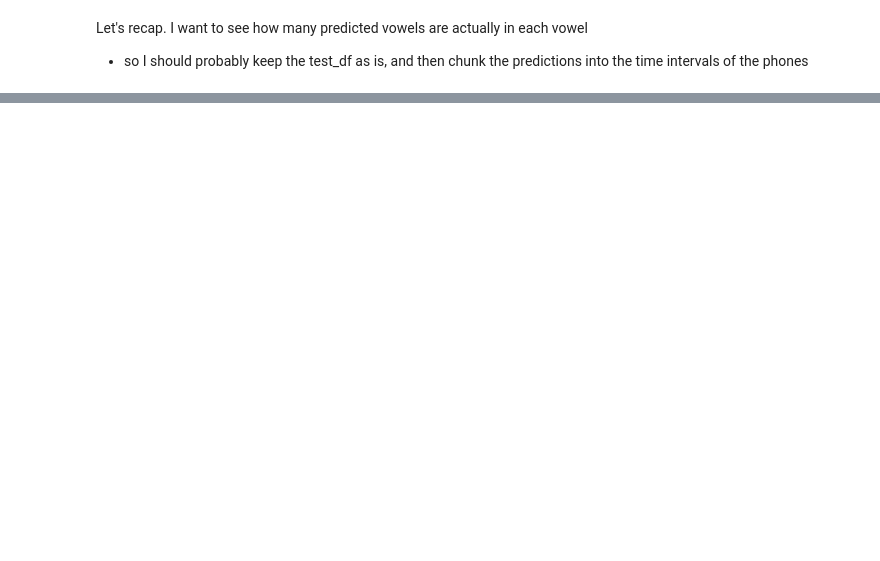
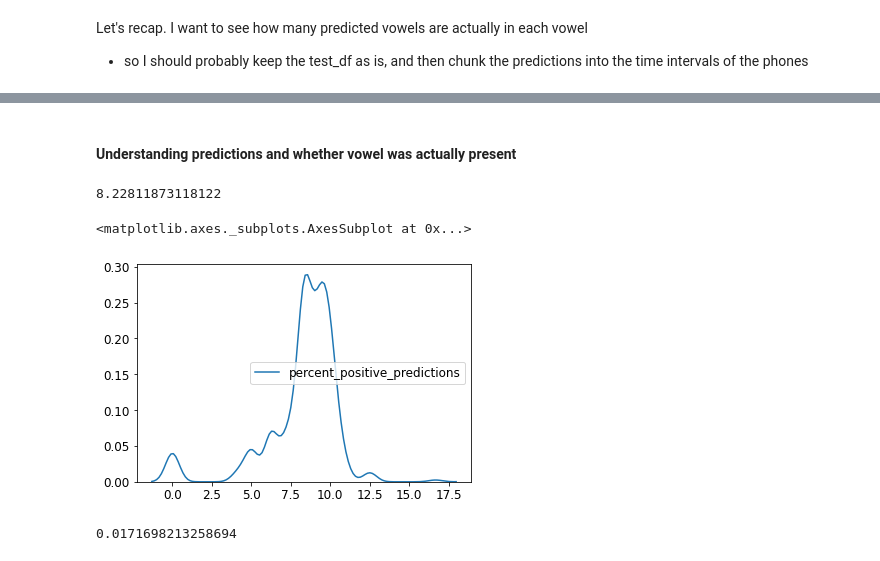
Before and after one commit to gregfeliu/Vowel_Finder, a Jupyter notebook: Testing_Classification_Models.ipynb, the cells around one changed output, grey strips where cells are left out. Saved outputs shown, nothing was run; the diff lists cells and outputs as text; code cells hidden in the pictures; blank space fills up the shorter version.

```diff
--- a/Testing_Classification_Models.ipynb
+++ b/Testing_Classification_Models.ipynb
@@ -1240,0 +1269,12 @@ Let's recap. I want to see how many predicted vowels are actually in each vowel
+# %%
+pos_prediction_list = []
+for x in range(test_df.shape[0]):
+#     print(test_df['Phone_xmin'][x])
+    time_range = [test_df['Phone_xmin'][x], test_df['Phone_xmax'][x]]
+#     print(time_range)
+    total_pos_predictions = 0
+    for y in predictions_and_time_in_seconds:
+        if time_range[0] <= y[1] < time_range[1]:
+            if y[0] == 1:
+                total_pos_predictions += 1
+    pos_prediction_list.append(total_pos_predictions)
@@ -1240,0 +1285,2 @@ Let's recap. I want to see how many predicted vowels are actually in each vowel
+# %%
+test_df['positive_predictions'] = pos_prediction_list
@@ -1240,0 +1293,2 @@ Let's recap. I want to see how many predicted vowels are actually in each vowel
+# %%
+test_df['percent_positive_predictions'] = (test_df['positive_predictions'] / test_df['Total_frames_in_phone']) * 100
@@ -1240,0 +1311,13 @@ Let's recap. I want to see how many predicted vowels are actually in each vowel
+# %% [markdown]
+#### Understanding predictions and whether vowel was actually present
+# %%
+true_vowel = test_df[test_df['Vowel'] == 1]
+# %%
+true_vowel['percent_positive_predictions'].mean()
+# %% [output]
+8.22811873118122
+# %%
+sns.kdeplot(true_vowel['percent_positive_predictions'])
+# %% [output]
+<matplotlib.axes._subplots.AxesSubplot at 0x...>
+[figure, added]
@@ -1240,0 +1326,4 @@ Let's recap. I want to see how many predicted vowels are actually in each vowel
+# %%
+not_true_vowel['percent_positive_predictions'].mean()
+# %% [output]
+0.0171698213258694
```
Also changed, not shown: parts of 18 cells of this notebook.
